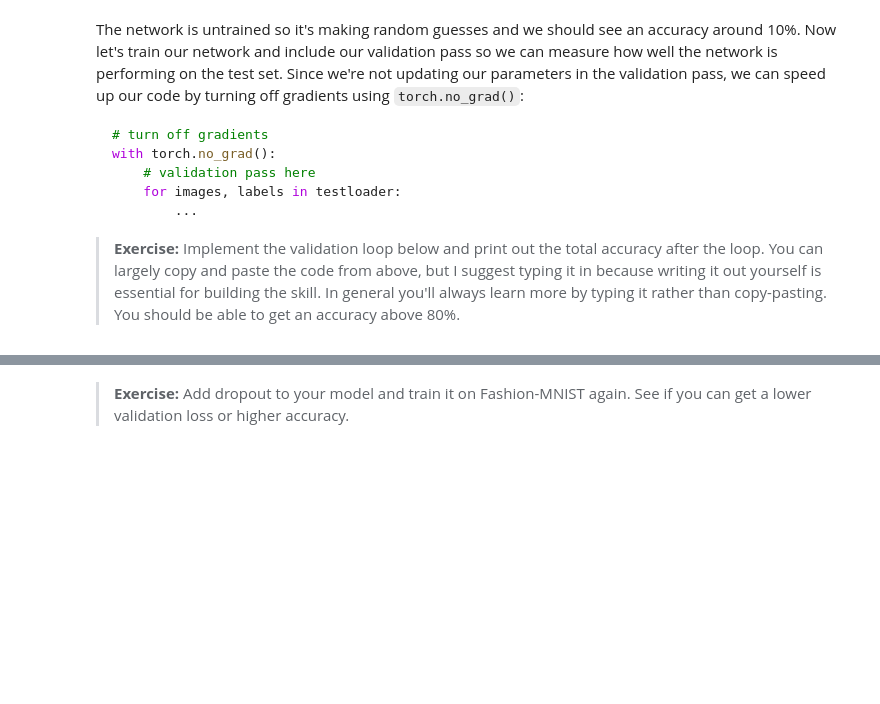
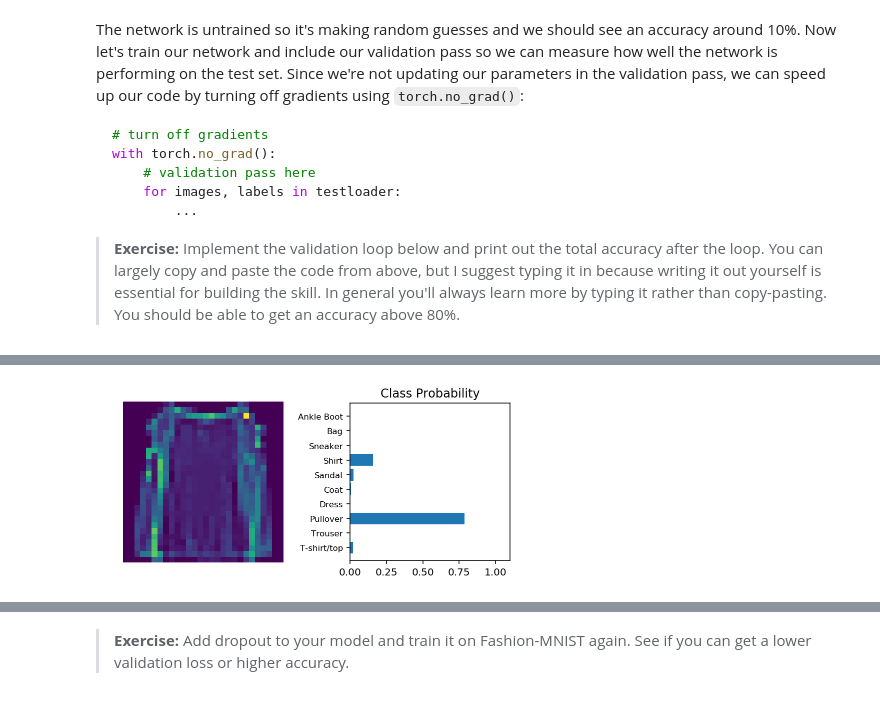
Before and after one commit to chpolyzo/PAIND, a Jupyter notebook: Part 5 - Inference and Validation (Exercises).ipynb, the cells around one changed output, grey strips where cells are left out. Drawn from its saved outputs; the diff is of its cells as text; code cells hidden in the pictures; blank space fills up the shorter version.

```diff
--- a/Part 5 - Inference and Validation (Exercises).ipynb
+++ b/Part 5 - Inference and Validation (Exercises).ipynb
@@ -29,8 +36,10 @@ testloader = torch.utils.data.DataLoader(testset, batch_size=64, shuffle=True)
 # %% [markdown]
 Here I'll create a model like normal, using the same one from my solution for part 4.
 # %%
-# TODO: Define your network architecture here
-model = nn.Sequential(nn.Linear(784, 128),
+#Definition network architecture
+model = nn.Sequential(nn.Linear(784, 256),
+                      nn.ReLU(),
+                      nn.Linear(256, 128),
                       nn.ReLU(),
                       nn.Linear(128,64),
                       nn.ReLU(),
@@ -147,3 +171,26 @@ Epoch: 30/30..  Training Loss: 0.362..  Test Loss: 0.422..  Test Accuracy: 0.848
+# %%
+%matplotlib inline
+%config InlineBackend.figure_format = 'retina'
+
+import helper
+
+# Test out your network!
+
+dataiter = iter(testloader)
+images, labels = dataiter.next()
+img = images[0]
+# Convert 2D image to 1D vector
+img = img.resize_(1, 784)
+
+# TODO: Calculate the class probabilities (softmax) for img
+with torch.no_grad():
+    logits = model.forward(img)
+ps = F.softmax(logits, dim =1)
+
+# Plot the image and probabilities
+helper.view_classify(img.resize_(1, 28, 28), ps, version='Fashion')
+# %% [output]
+[figure, added]
 # %% [markdown]
 ## Overfitting
 
```
Also changed, not shown: parts of 5 cells of this notebook.
